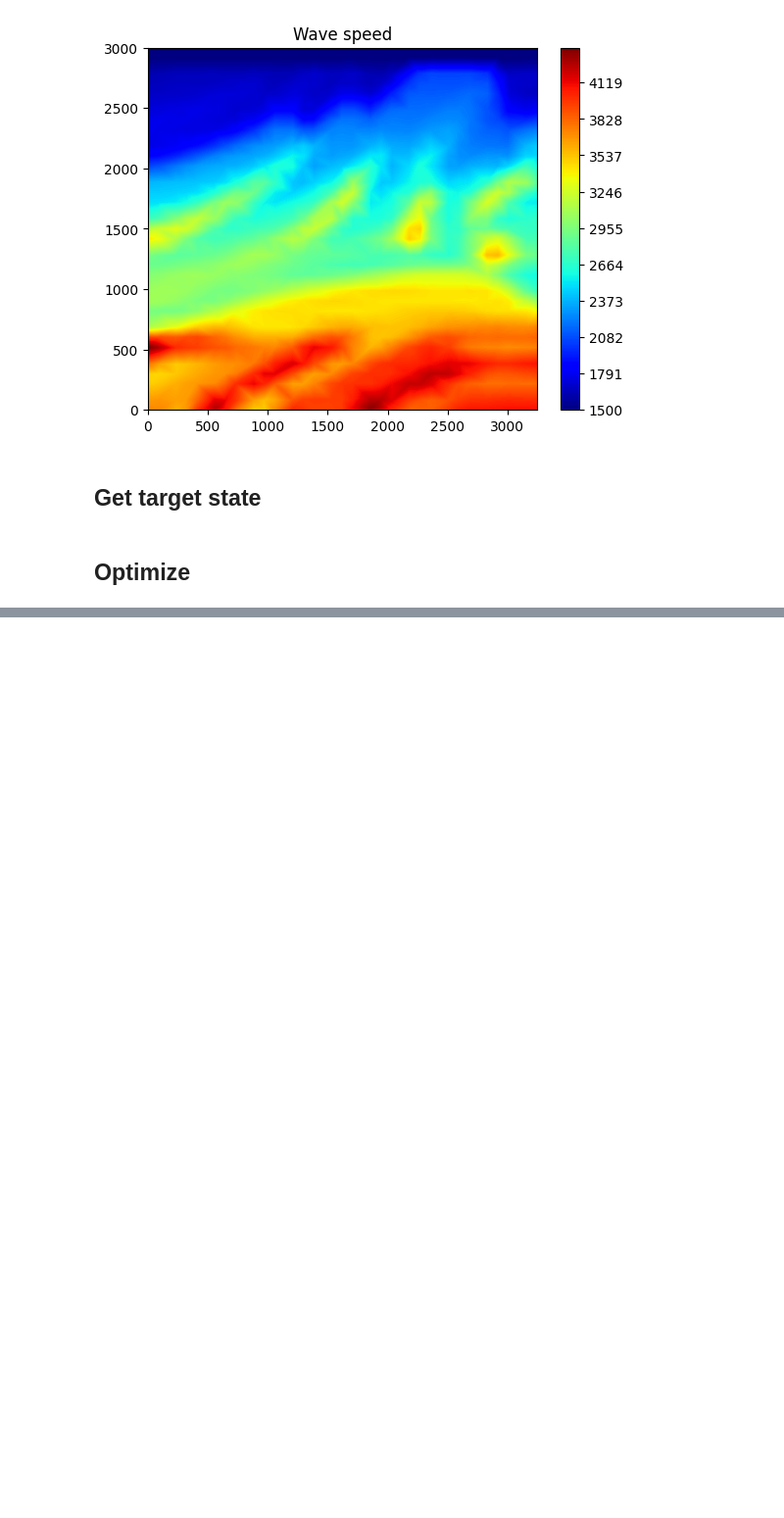
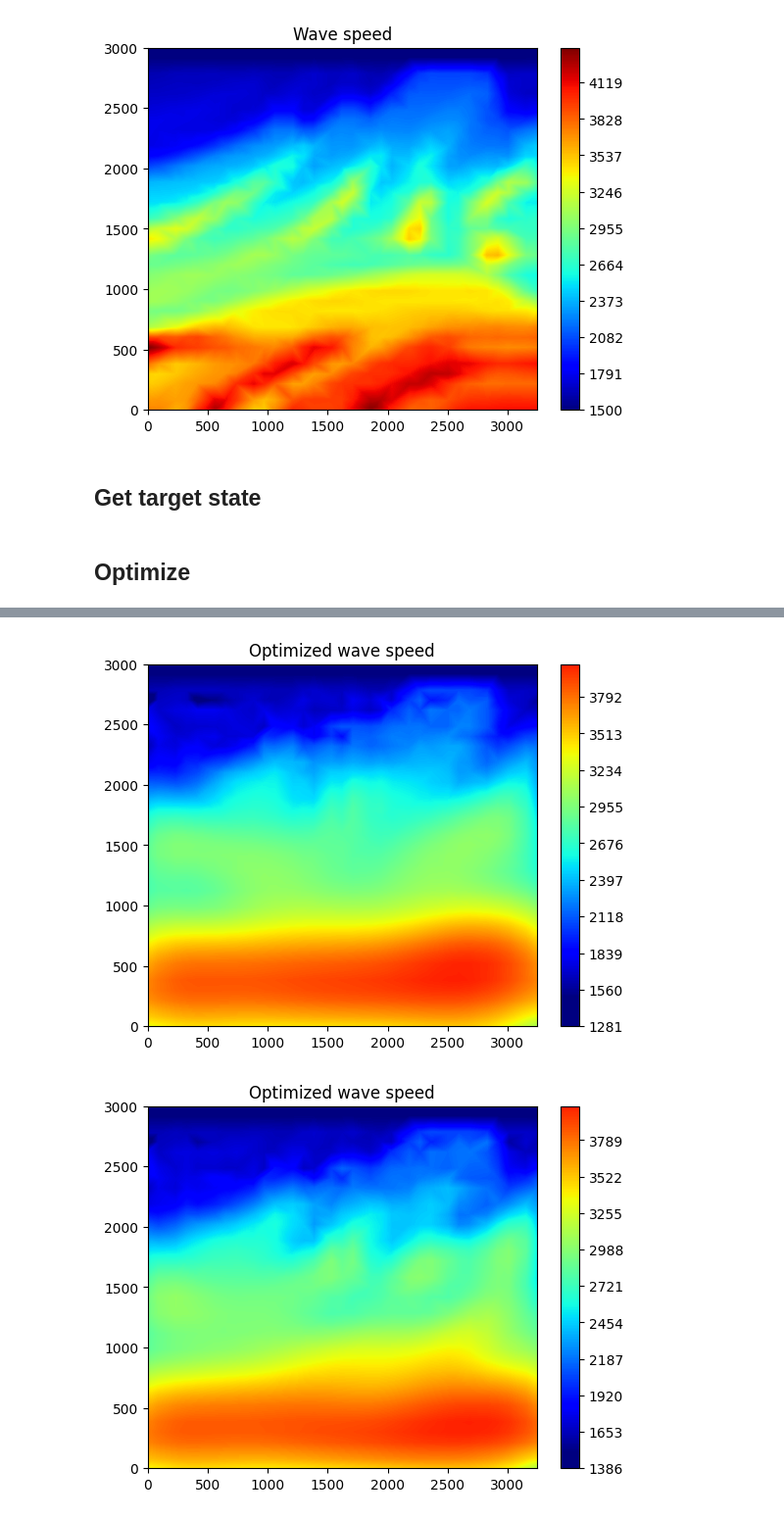
Before and after one commit to kieranricardo/ader-dg-transport, a Jupyter notebook: notebooks/dg_adjoint-receivers-multifreq.ipynb, the cells around one changed output, grey strips where cells are left out. Shown at 98% size. Drawn from its saved outputs; the diff is of its cells as text; code cells hidden in the pictures; blank space fills up the shorter version.

```diff
--- a/notebooks/dg_adjoint-receivers-multifreq.ipynb
+++ b/notebooks/dg_adjoint-receivers-multifreq.ipynb
@@ -354,0 +424,9 @@ Initial target function: 1964.8724025969664
+# %%
+for c_ in c_hist[1:4]:
+    plt.figure()
+    plt.title(f'Optimized wave speed')
+    plt.tricontourf(xs.ravel(), ys.ravel(), c_.ravel(), levels=1000, cmap='jet',  vmin=1500, vmax=c_exact.max())
+    plt.colorbar()
+# %% [output]
+[figure, added]
+[figure, added]
```
Also changed, not shown: parts of 43 cells of this notebook, 1 other file.
